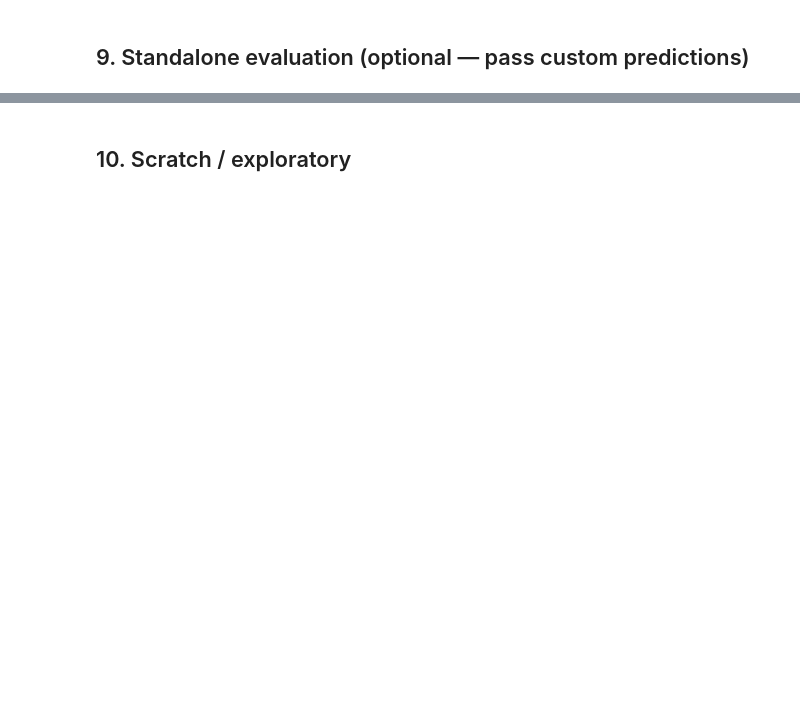
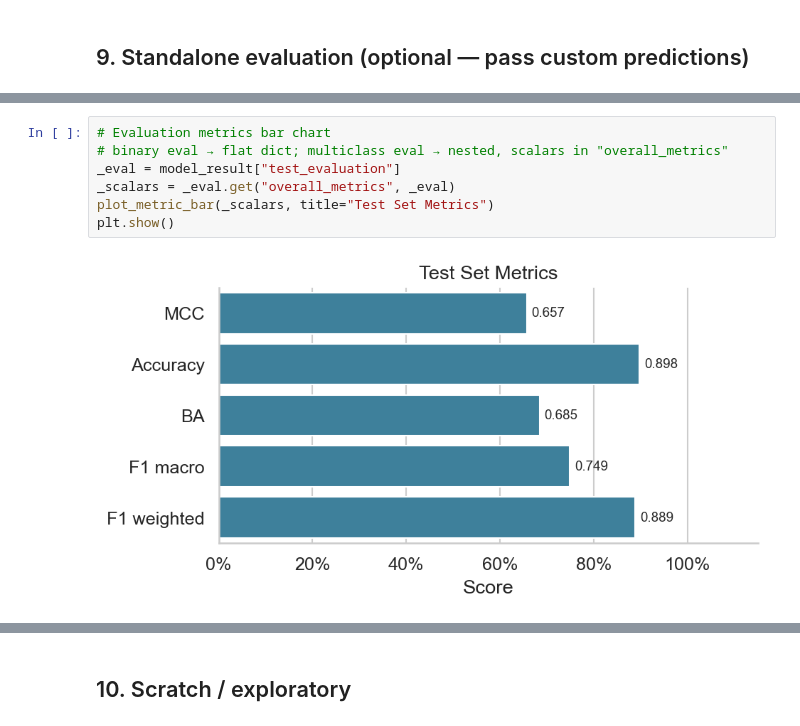
Before and after one commit to LSI-Uni-Bonn/ChemicHAL, a Jupyter notebook: notebooks/debugging_chemagent.ipynb, the cells around one changed output, grey strips where cells are left out. Drawn from its saved outputs; the diff is of its cells as text; blank space fills up the shorter version.

```diff
--- a/notebooks/debugging_chemagent.ipynb
+++ b/notebooks/debugging_chemagent.ipynb
@@ -313,0 +400,9 @@ evaluate_classification(
+# %%
+# Evaluation metrics bar chart
+# binary eval → flat dict; multiclass eval → nested, scalars in "overall_metrics"
+_eval = model_result["test_evaluation"]
+_scalars = _eval.get("overall_metrics", _eval)
+plot_metric_bar(_scalars, title="Test Set Metrics")
+plt.show()
+# %% [output]
+[figure, added]
```
Also changed, not shown: parts of 15 cells of this notebook, 28 other files.
